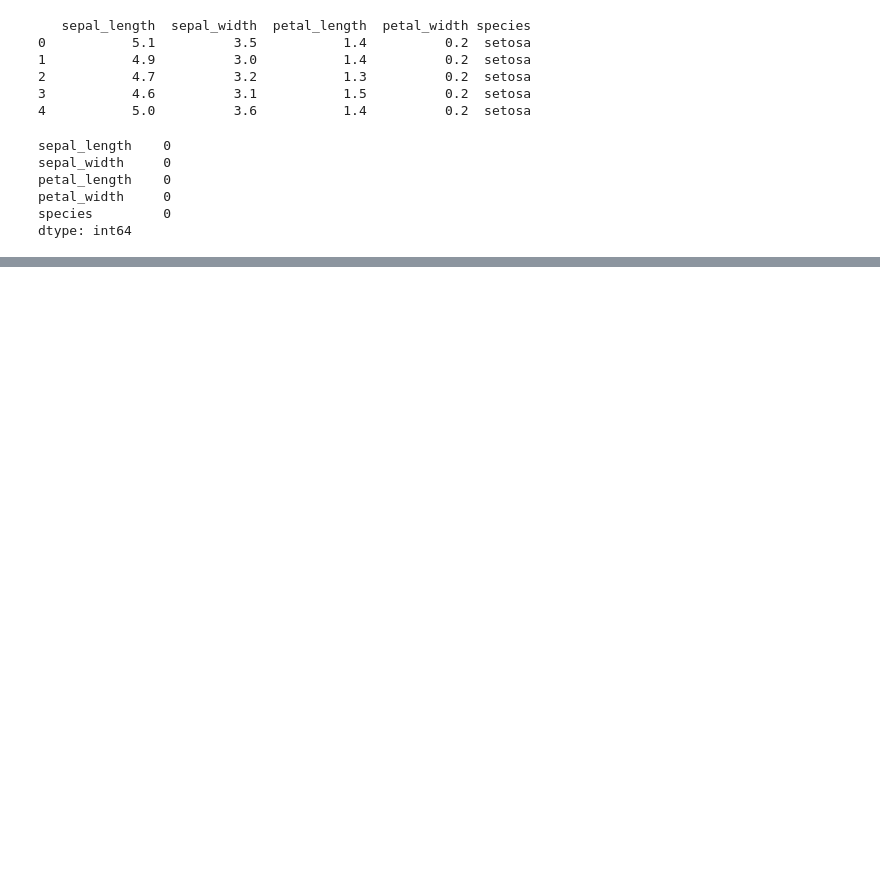
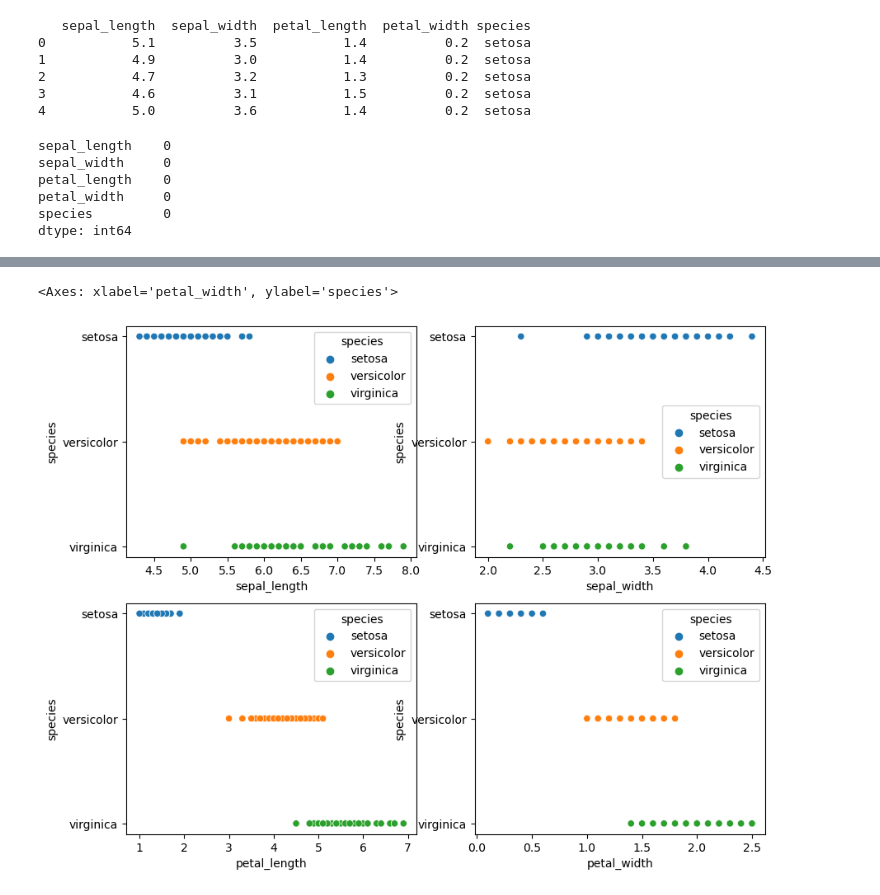
Before and after one commit to aj211191/Data-Science-Portfolio, a Jupyter notebook: Classification - Machine Learning/Classification - Machine Learning - Iris Dataset.ipynb, the cells around one changed output, grey strips where cells are left out. Cells and saved outputs as stored; diff of their text form; code cells hidden in the pictures; blank space fills up the shorter version.

```diff
--- a/Classification - Machine Learning/Classification - Machine Learning - Iris Dataset.ipynb
+++ b/Classification - Machine Learning/Classification - Machine Learning - Iris Dataset.ipynb
@@ -49,3 +70,12 @@ Name: species, dtype: int64
+# %%
+f, axes = plt.subplots(2, 2, figsize = (10,8))
+sns.scatterplot(data = iris,x = 'sepal_length', y ='species', ax = axes[0][0], hue = 'species')
+sns.scatterplot(data = iris,x = 'sepal_width', y ='species', ax = axes[0][1], hue = 'species')
+sns.scatterplot(data = iris,x = 'petal_length', y ='species', ax = axes[1][0], hue = 'species')
+sns.scatterplot(data = iris,x = 'petal_width', y ='species', ax = axes[1][1], hue = 'species')
+# %% [output]
+<Axes: xlabel='petal_width', ylabel='species'>
+[figure, added]
 # %%
 # Visualize the dataset
 sns.pairplot(data=iris, hue='species')
```
Also changed, not shown: parts of 18 cells of this notebook.
